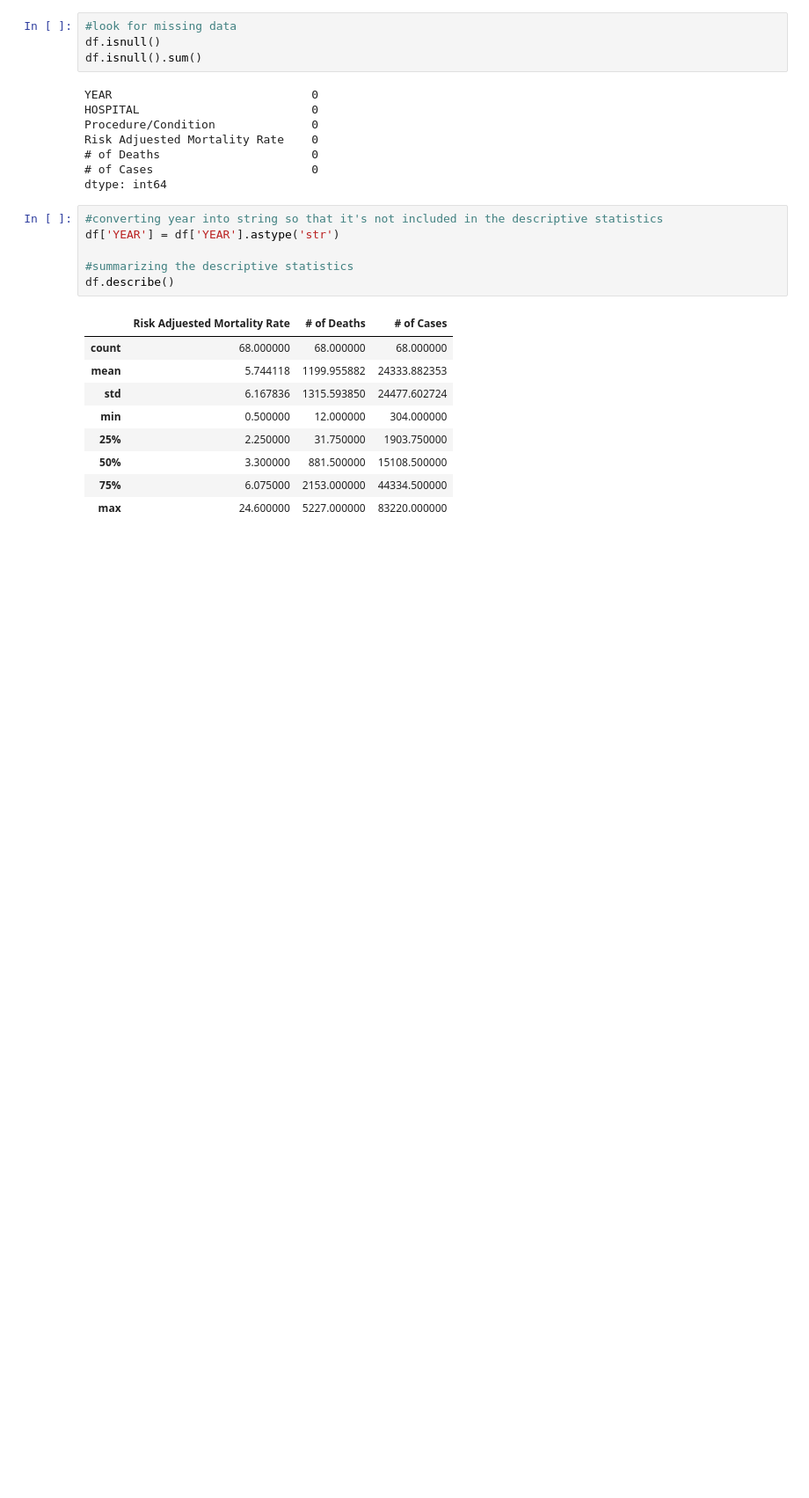
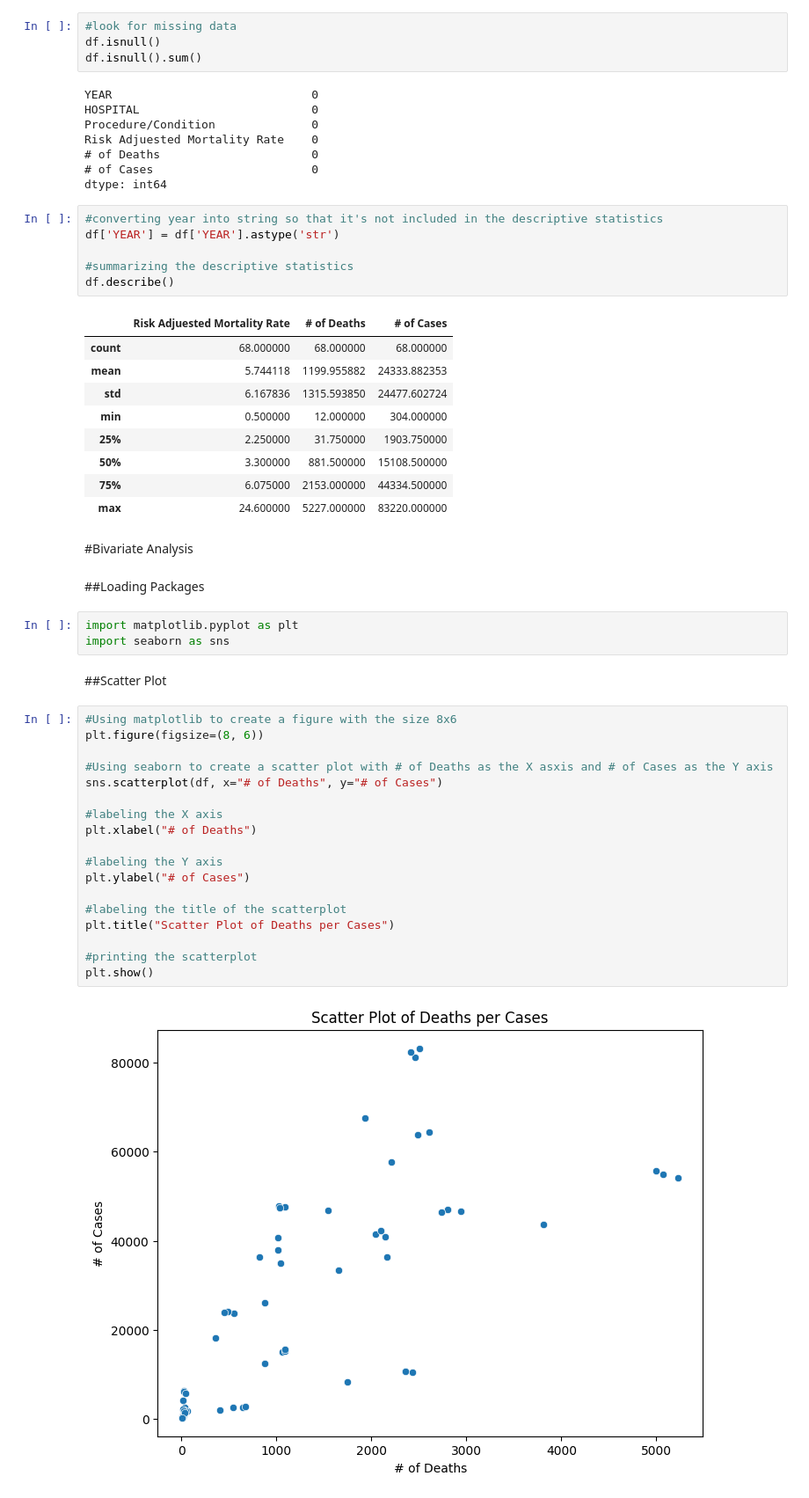
Before and after one commit to jas-tang/datasci_3_eda, a Jupyter notebook: datasci_3_eda.ipynb, the cells around one changed output. Shown at 88% size. Saved outputs shown, nothing was run; the diff lists cells and outputs as text; blank space fills up the shorter version.

Commit message:
created scatterplot and boxplot

```diff
--- a/datasci_3_eda.ipynb
+++ b/datasci_3_eda.ipynb
@@ -54,3 +56,32 @@ df.describe()
 | 50% | 3.300000 | 881.500000 | 15108.500000 |
 | 75% | 6.075000 | 2153.000000 | 44334.500000 |
 | max | 24.600000 | 5227.000000 | 83220.000000 |
+# %% [markdown]
+#Bivariate Analysis
+# %% [markdown]
+##Loading Packages
+# %%
+import matplotlib.pyplot as plt
+import seaborn as sns
+# %% [markdown]
+##Scatter Plot
+# %%
+#Using matplotlib to create a figure with the size 8x6
+plt.figure(figsize=(8, 6))
+
+#Using seaborn to create a scatter plot with # of Deaths as the X asxis and # of Cases as the Y axis
+sns.scatterplot(df, x="# of Deaths", y="# of Cases")
+
+#labeling the X axis
+plt.xlabel("# of Deaths")
+
+#labeling the Y axis
+plt.ylabel("# of Cases")
+
+#labeling the title of the scatterplot
+plt.title("Scatter Plot of Deaths per Cases")
+
+#printing the scatterplot
+plt.show()
+# %% [output]
+[figure, added]
```
Also changed, not shown: parts of 5 cells of this notebook.
